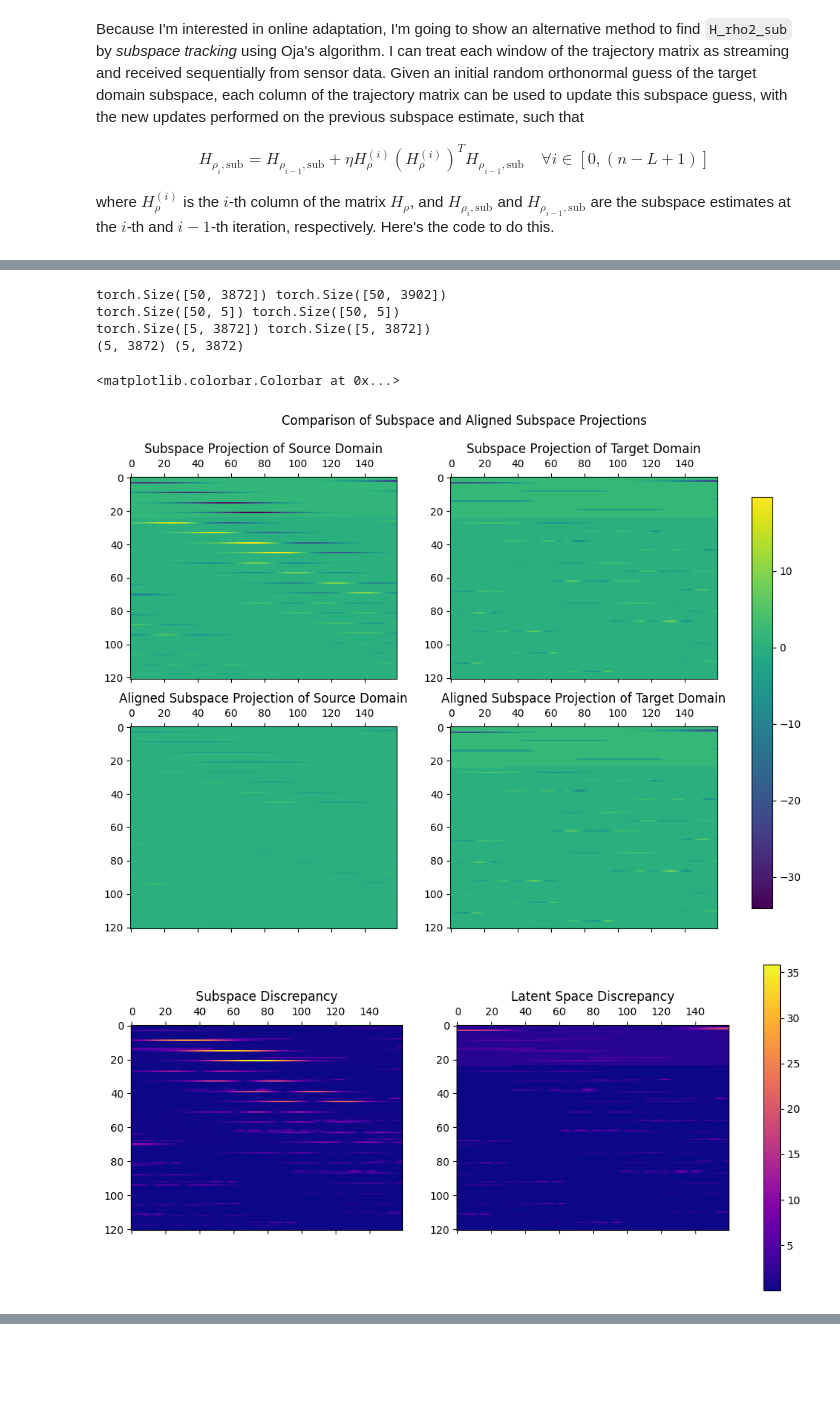
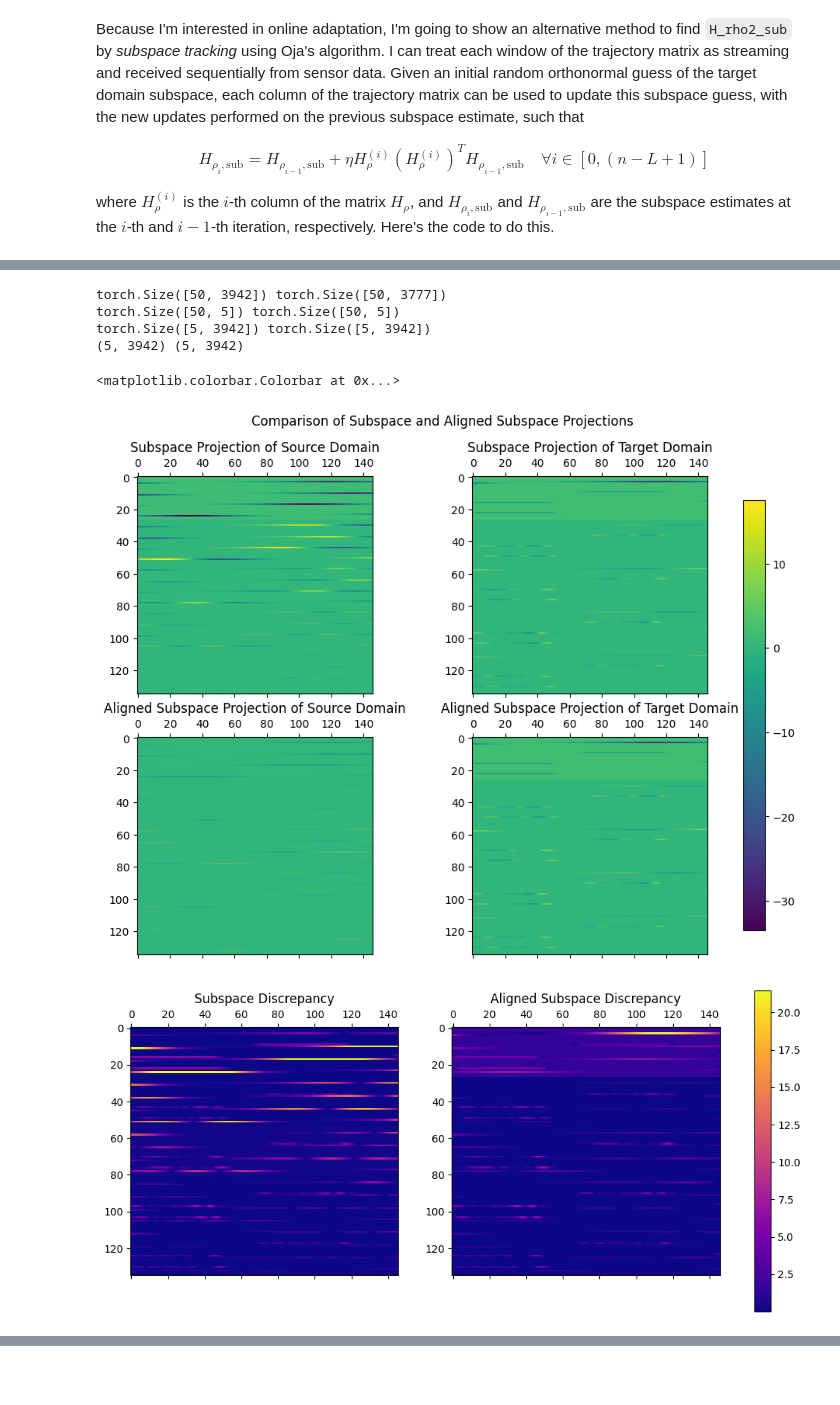
Before and after one commit to paulzwang/procrustes-subspace-adaptation, a Jupyter notebook: tutorial.ipynb, the cells around one changed output, grey strips where cells are left out. Drawn from its saved outputs; the diff is of its cells as text; code cells hidden in the pictures.

```diff
--- a/tutorial.ipynb
+++ b/tutorial.ipynb
@@ -94,5 +93,5 @@ Before proceeding any further, I'll extract the time, density, and heat rate col
 # %%
-from psa import find_trajectory_matrix, H_to_TS, interpolate_inputs
+from psa import find_trajectory_matrix, H_to_TS
 
 t1 = np.array(df1['time'])
 rho1 = np.array(df1['rho']).reshape(-1,1)
@@ -108,17 +107,21 @@ rho1 = scaler.fit_transform(rho1)
 rho2 = scaler.fit_transform(rho2)
 
 # Interpolate inputs
-rho1_interp, rho2_interp = interpolate_inputs(rho1,rho2,t1,t2)
+bspline = make_interp_spline(t2,rho2)
+rho1_interp = rho1
+rho2_interp = bspline(t1)
 # %% [markdown]
 Next, I'll find the trajectory matrices of the interpolated densities using a window length of 50. I plot the matrices using `matshow` but note that they look squashed because the matrix is of dimension $\mathbb{R}^{50 \times 3872}$. For a better visualization, I reshape the matrices to $\mathbb{R}^{440 \times 440}$ and plot these as well. Note that these reshaped square matrices are purely for visualization. We'll perform SSA exclusively on the original trajectory matrices.
 # %%
+L = 50 # Window length
+
 # Non-interpolated trajectory matrices
-H_rho1 = torch.tensor(find_trajectory_matrix(rho1,window_length=50),dtype=torch.float32)
-H_rho2 = torch.tensor(find_trajectory_matrix(rho2,window_length=50),dtype=torch.float32)
+H_rho1 = torch.tensor(find_trajectory_matrix(rho1,window_length=L),dtype=torch.float32)
+H_rho2 = torch.tensor(find_trajectory_matrix(rho2,window_length=L),dtype=torch.float32)
 
 # Interpolated trajectory matrices
-H_rho1_interp = find_trajectory_matrix(rho1_interp,window_length=50)
-H_rho2_interp = find_trajectory_matrix(rho2_interp,window_length=50)
+H_rho1_interp = find_trajectory_matrix(rho1_interp,window_length=L)
+H_rho2_interp = find_trajectory_matrix(rho2_interp,window_length=L)
 
 # Plotting trajectory matrices
 print(f'Plotting trajectory matrices. Their dimensions are {H_rho1_interp.shape}.')
@@ -130,8 +133,9 @@ ax0[0].set_title('Source Domain')
 ax0[1].set_title('Target Domain')
 
 # Plotting reshaped trajectory matrices
-H_rho1_square = H_rho1_interp.reshape(440,440)
-H_rho2_square = H_rho2_interp.reshape(440,440)
+colnum = 438
+H_rho1_square = H_rho1_interp.reshape(-1,colnum)
+H_rho2_square = H_rho2_interp.reshape(-1,colnum)
 print(f'Plotting reshaped trajectory matrices for purely visualization purposes. Their dimensions are: {H_rho1_square.shape}.')
 fig1, ax1 = plt.subplots(1,2)
 ax1[0].matshow(H_rho1_square)
@@ -176,7 +180,7 @@ for i in range(num_subplots):
 
 fig3, ax3 = plt.subplots(1,num_subplots,figsize=(20,16))
 for i in range(num_subplots):
-    ax3[i].matshow(H_rho1_elem[i].reshape(440,440))
+    ax3[i].matshow(H_rho1_elem[i].reshape(-1,colnum))
     ax3[i].set_title(f"Source Domain, Reshaped $H_{str(i)}$")
     # Remove x-axis ticks and labels
     ax3[i].set_xticks([])
@@ -207,7 +211,7 @@ for i in range(num_subplots):
 
 fig5, ax5 = plt.subplots(1,num_subplots,figsize=(20,16))
 for i in range(num_subplots):
-    ax5[i].matshow(H_rho2_elem[i].reshape(440,440))
+    ax5[i].matshow(H_rho2_elem[i].reshape(-1,colnum))
     ax5[i].set_title(f"Target Domain, Reshaped $H_{str(i)}$")
     # Remove x-axis ticks and labels
     ax5[i].set_xticks([])
@@ -308,5 +317,5 @@ Recall that I interpolated the data at the very beginning of this notebook and m
 # %%
-""" Procrustes Subspace Adaptation """
+""" Procrustes manifold alignment """
 H_rho1_proj = H_rho1_sub.T @ H_rho1_interp
 H_rho2_proj = H_rho2_sub.T @ H_rho2_interp
 
@@ -316,7 +325,6 @@ s = torch.trace(torch.diag(S))/torch.trace(H_rho1_proj @ H_rho1_proj.T)
 
 Xa = s * Q @ (H_rho1_sub.T @ H_rho1_interp)
 Za = H_rho2_sub.T @ H_rho2_interp
-
 Xa = Xa.cpu().detach().numpy()
 Za = Za.cpu().detach().numpy()
 
@@ -325,8 +333,8 @@ print(H_rho1_sub.shape,H_rho2_sub.shape)
 print(H_rho1_proj.shape,H_rho2_proj.shape)
 print(Xa.shape,Za.shape)
 
-""" Plotting Subspace Projections and Aligned Subspace Projections """
-colnum = 160
+""" Plotting Subspace Projections and Latent Space Projections """
+colnum = 146
 sproj1_reshaped = H_rho1_proj.cpu().detach().numpy().reshape(-1,colnum)
 sproj2_reshaped = H_rho2_proj.cpu().detach().numpy().reshape(-1,colnum)
 lproj1_reshaped = Xa.reshape(-1,colnum)
@@ -336,38 +344,38 @@ datasets = [sproj1_reshaped, sproj2_reshaped, lproj1_reshaped, lproj2_reshaped]
 titles = ['Subspace Projection of Source Domain',
           'Subspace Projection of Target Domain',
           'Aligned Subspace Projection of Source Domain',
           'Aligned Subspace Projection of Target Domain',
           ]
 # create a single norm to be shared across all images
 norm = colors.Normalize(vmin=np.min(datasets), vmax=np.max(datasets))
 fig6, ax6 = plt.subplots(2,2,figsize=(12,8))
 fig6.suptitle('Comparison of Subspace and Aligned Subspace Projections')
 images = []
 i = 0
 for ax, data in zip(ax6.flat, datasets):
     images.append(ax.matshow(data, norm=norm))
     ax.set_title(titles[i])
     i = i + 1
 fig6.colorbar(images[0], ax=ax6, orientation='vertical', shrink=0.9, fraction=.1)
 
-""" Plotting Discrepancy Between Subspace and Latent Space """
+""" Plotting Discrepancy Between Subspace and Aligned Subspace Projections """
 fig7, ax7 = plt.subplots(1,2,figsize=(12,8))
 datasets = [np.abs(sproj1_reshaped - sproj2_reshaped), np.abs(lproj1_reshaped - lproj2_reshaped)]
-titles = ['Subspace Discrepancy', 'Latent Space Discrepancy']
+titles = ['Subspace Discrepancy', 'Aligned Subspace Discrepancy']
 # create a single norm to be shared across all images
-norm = colors.Normalize(vmin=np.min(datasets), vmax=np.max(datasets))
+norm = colors.Normalize(vmin=np.min(datasets[1:]), vmax=np.max(datasets[1:]))
 images = []
 i = 0
 for ax, data in zip(ax7.flat, datasets):
     images.append(ax.matshow(data, norm=norm, cmap = 'plasma'))
     ax.set_title(titles[i])
     i = i + 1
 fig7.colorbar(images[0], ax=ax7, orientation='vertical', shrink=0.7, fraction=.1)
 # %% [output]
-torch.Size([50, 3872]) torch.Size([50, 3902])
+torch.Size([50, 3942]) torch.Size([50, 3777])
 torch.Size([50, 5]) torch.Size([50, 5])
-torch.Size([5, 3872]) torch.Size([5, 3872])
-(5, 3872) (5, 3872)
+torch.Size([5, 3942]) torch.Size([5, 3942])
+(5, 3942) (5, 3942)
 <matplotlib.colorbar.Colorbar at 0x...>
-[figure, old version]
+[figure, new version]
-[figure, old version]
+[figure, new version]
```
Also changed, not shown: parts of 14 cells of this notebook, 3 other files.
